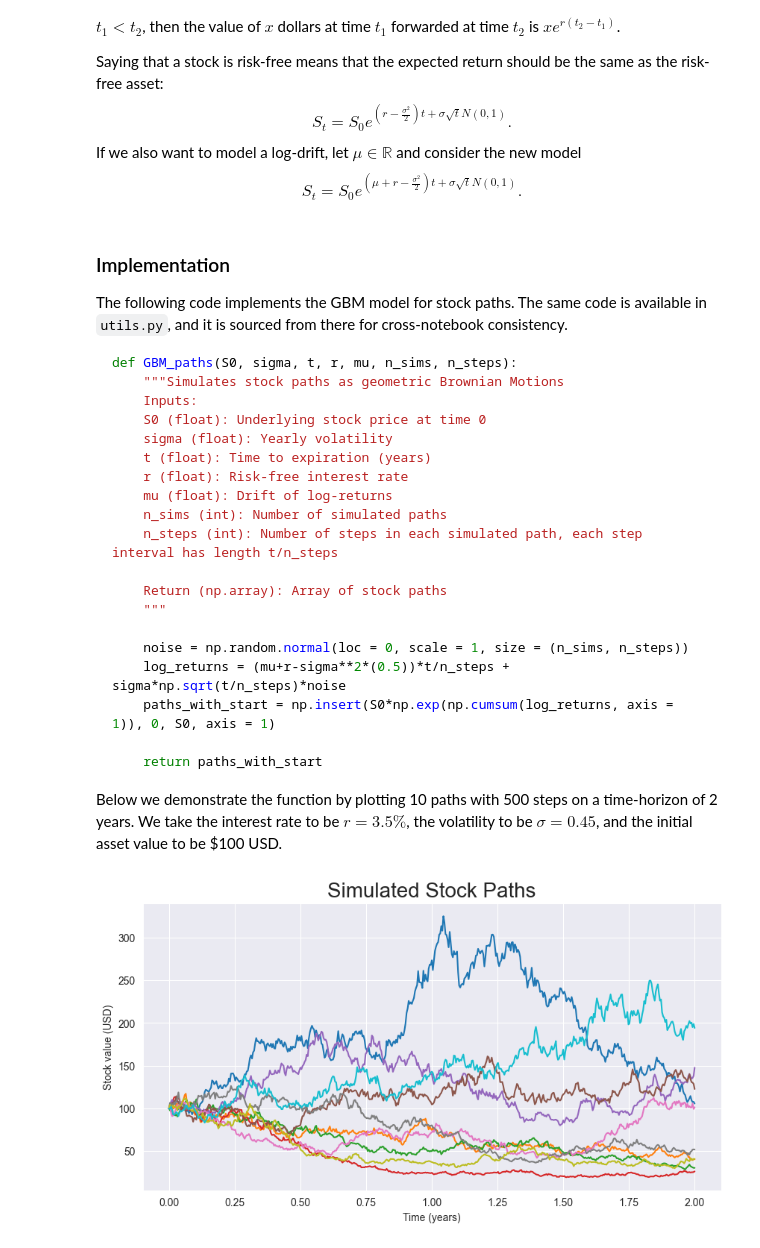
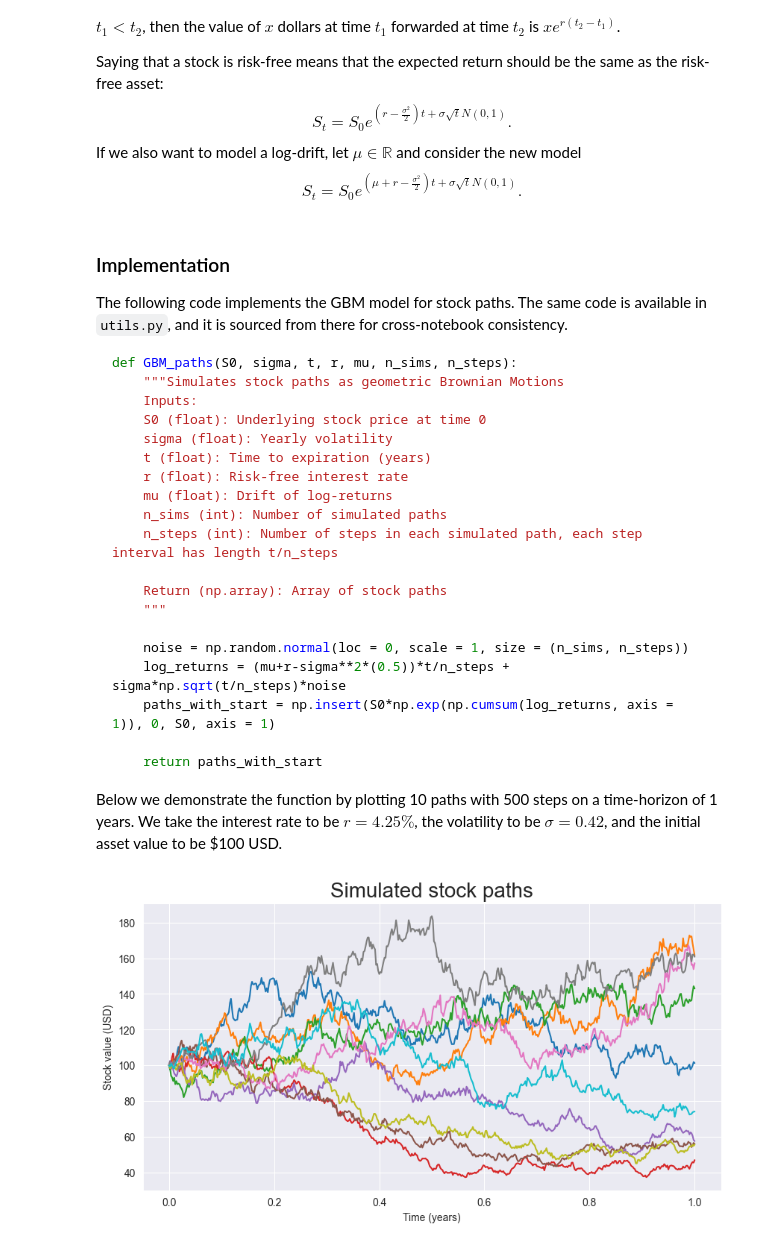
Before and after one commit to albesianor/Asian-options-hedging, a Jupyter notebook: 01_stock_paths_modeling.ipynb, the cells around one changed output. Drawn from its saved outputs; the diff is of its cells as text; code cells hidden in the pictures.

````diff
--- a/01_stock_paths_modeling.ipynb
+++ b/01_stock_paths_modeling.ipynb
@@ -104,38 +104,38 @@ def GBM_paths(S0, sigma, t, r, mu, n_sims, n_steps):
     return paths_with_start
 ```
 
-Below we demonstrate the function by plotting 10 paths with 500 steps on a time-horizon of 2 years.  We take the interest rate to be $r = 3.5\%$, the volatility to be $\sigma = 0.45$, and the initial asset value to be $100 USD.
+Below we demonstrate the function by plotting 10 paths with 500 steps on a time-horizon of 1 years.  We take the interest rate to be $r = 4.25\%$, the volatility to be $\sigma = 0.42$, and the initial asset value to be $100 USD.
 # %%
 from utils import GBM_paths
 
 import matplotlib.pyplot as plt
 import seaborn as sns
 import numpy as np
 
 sns.set_style("darkgrid")
 
 S0 = 100
-sigma = 0.45
-t = 2
-r = 0.035
+sigma = 0.42
+t = 1
+r = 0.0425
 mu = 0
 
 n_sims = 10
 n_steps = 500
 
 time = np.linspace(0, t, n_steps + 1)
 
 stock_paths = GBM_paths(S0, sigma, t, r, mu, n_sims, n_steps)
 
 plt.figure(figsize=(10, 5))
 for path in stock_paths:
     plt.plot(time, path)
 
 
 plt.xlabel("Time (years)")
 plt.ylabel("Stock value (USD)")
 plt.title("Simulated stock paths", size=20)
 
 plt.show()
 # %% [output]
-[figure, old version]
+[figure, new version]
````
Also changed, not shown: 1 other file.
